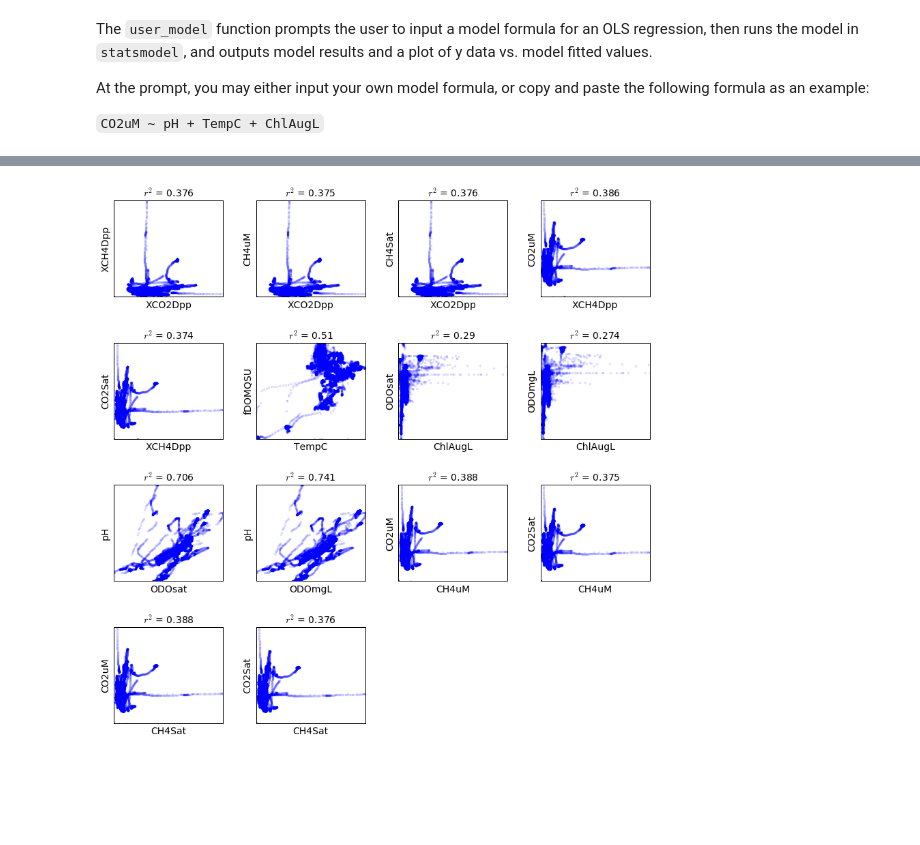
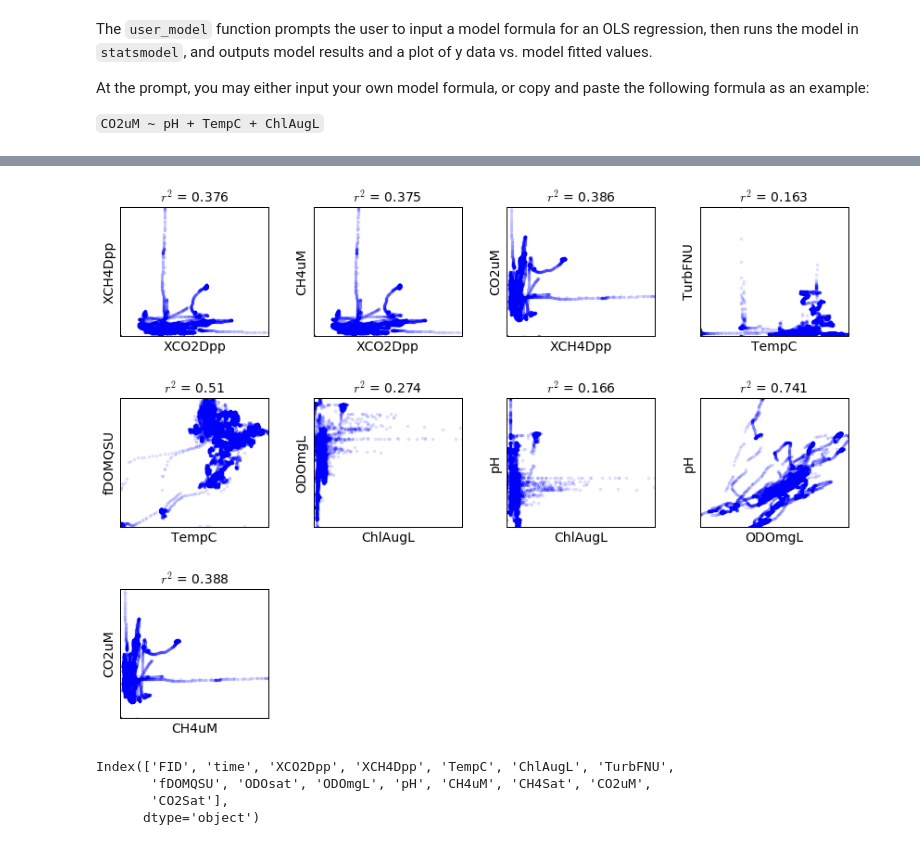
Before and after one commit to cmfeng/CSE599_Class_Project, a Jupyter notebook: Analysis/regression.ipynb, the cells around one changed output, grey strips where cells are left out. Cells and saved outputs as stored; diff of their text form; code cells hidden in the pictures; blank space fills up the shorter version.

```diff
--- a/Analysis/regression.ipynb
+++ b/Analysis/regression.ipynb
@@ -80,6 +43,15 @@ strong multicollinearity or other numerical problems.
 # %%
 %matplotlib inline
+import pandas as pd
 from regression import plot_pairs
-plot_pairs(dat)
+plot_pairs(data=dat[['XCO2Dpp', 'XCH4Dpp', 'TempC', 'ChlAugL', 'TurbFNU',
+       'fDOMQSU', 'ODOmgL', 'pH', 'CH4uM', 'CO2uM']], minCorr=0.1, maxCorr=0.95)
 # %% [output]
-[figure, old version]
+[figure, new version]
+# %%
+dat.columns
+# %% [output]
+Index(['FID', 'time', 'XCO2Dpp', 'XCH4Dpp', 'TempC', 'ChlAugL', 'TurbFNU',
+       'fDOMQSU', 'ODOsat', 'ODOmgL', 'pH', 'CH4uM', 'CH4Sat', 'CO2uM',
+       'CO2Sat'],
+      dtype='object')
```
Also changed, not shown: parts of 3 cells of this notebook, 1 other file.
